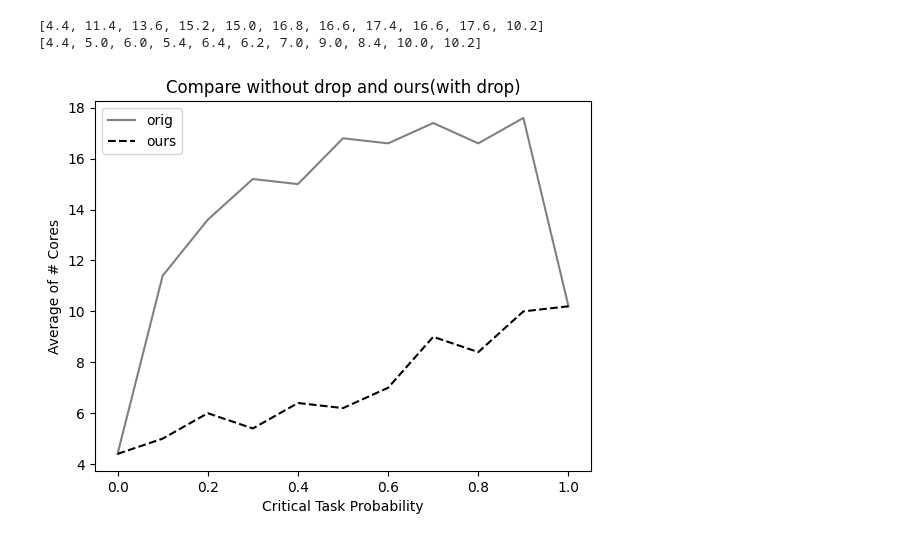
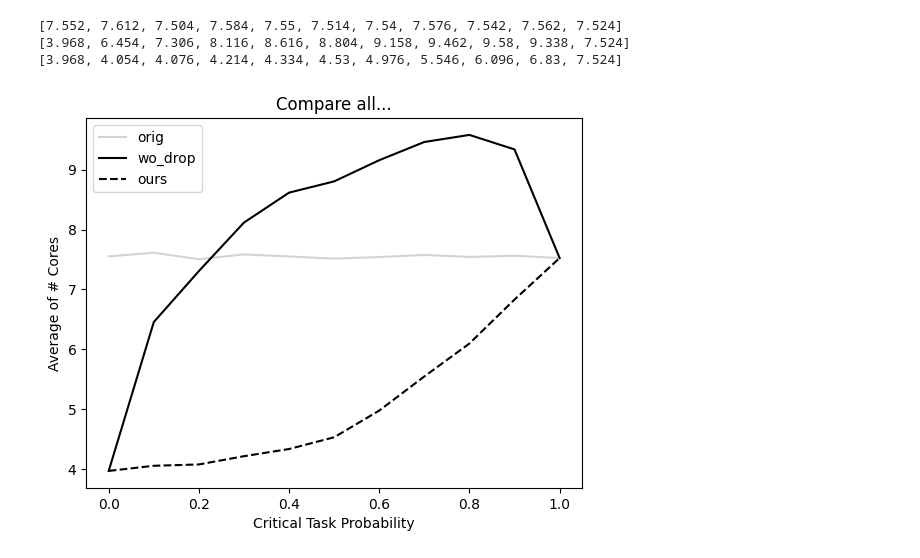
Before and after one commit to Akyeast/softerr_sim, a Jupyter notebook: vis/vis_rerun.ipynb, the cells around one changed output. Drawn from its saved outputs; the diff is of its cells as text; code cells hidden in the pictures.

```diff
--- a/vis/vis_rerun.ipynb
+++ b/vis/vis_rerun.ipynb
@@ -16,6 +16,7 @@ cfg = get_config('../cfg/rerun_exp_cfg.json')
 criticality_prob_list = cfg['critical_prob_list']
 
 orig = [0.0] * len(criticality_prob_list)
+wo_drop = [0.0] * len(criticality_prob_list)
 ours = [0.0] * len(criticality_prob_list)
 # %%
 for file in files :
@@ -23,34 +24,29 @@ for file in files :
         continue
     _params = [p.split('=') for p in file[:-4].split('&')]
     params = {k: v for k, v in _params}
-    data = get_file_data(file_path + file).split('\n')
+    core_orig, core_wo_drop, core_ours = get_file_avg(file_path + file)
     index = criticality_prob_list.index(float(params['critical_prob']))
 
-    for line in data :
-        if line == '' :
-            continue
-        core_orig, core_ours = [int(l) for l in line.split(',')]
-        orig[index] += core_orig
-        ours[index] += core_ours
+    orig[index] += core_orig
+    wo_drop[index] += core_wo_drop
+    ours[index] += core_ours
-# %%
-num_task_sets = cfg['num_task_sets']
-
-orig = [elmt / num_task_sets for elmt in orig]
-ours = [elmt / num_task_sets for elmt in ours]
-
-print(orig)
-print(ours)
-# %% [output]
-[4.4, 11.4, 13.6, 15.2, 15.0, 16.8, 16.6, 17.4, 16.6, 17.6, 10.2]
-[4.4, 5.0, 6.0, 5.4, 6.4, 6.2, 7.0, 9.0, 8.4, 10.0, 10.2]
+# %%
+print(orig)
+print(wo_drop)
+print(ours)
+# %% [output]
+[7.552, 7.612, 7.504, 7.584, 7.55, 7.514, 7.54, 7.576, 7.542, 7.562, 7.524]
+[3.968, 6.454, 7.306, 8.116, 8.616, 8.804, 9.158, 9.462, 9.58, 9.338, 7.524]
+[3.968, 4.054, 4.076, 4.214, 4.334, 4.53, 4.976, 5.546, 6.096, 6.83, 7.524]
 # %%
-plt.plot(criticality_prob_list, orig, label='orig', color='gray')
+plt.plot(criticality_prob_list, orig, label='orig', color='lightgray')
+plt.plot(criticality_prob_list, wo_drop, label='wo_drop', color='black')
 plt.plot(criticality_prob_list, ours, label='ours', color='black', linestyle='dashed')
 
-plt.title('Compare without drop and ours(with drop)')
+plt.title('Compare all...')
 plt.xlabel('Critical Task Probability')
 plt.ylabel('Average of # Cores')
 plt.legend()
 plt.show()
 # %% [output]
-[figure, old version]
+[figure, new version]
```
Also changed, not shown: parts of 2 cells of this notebook, 7 other files.
